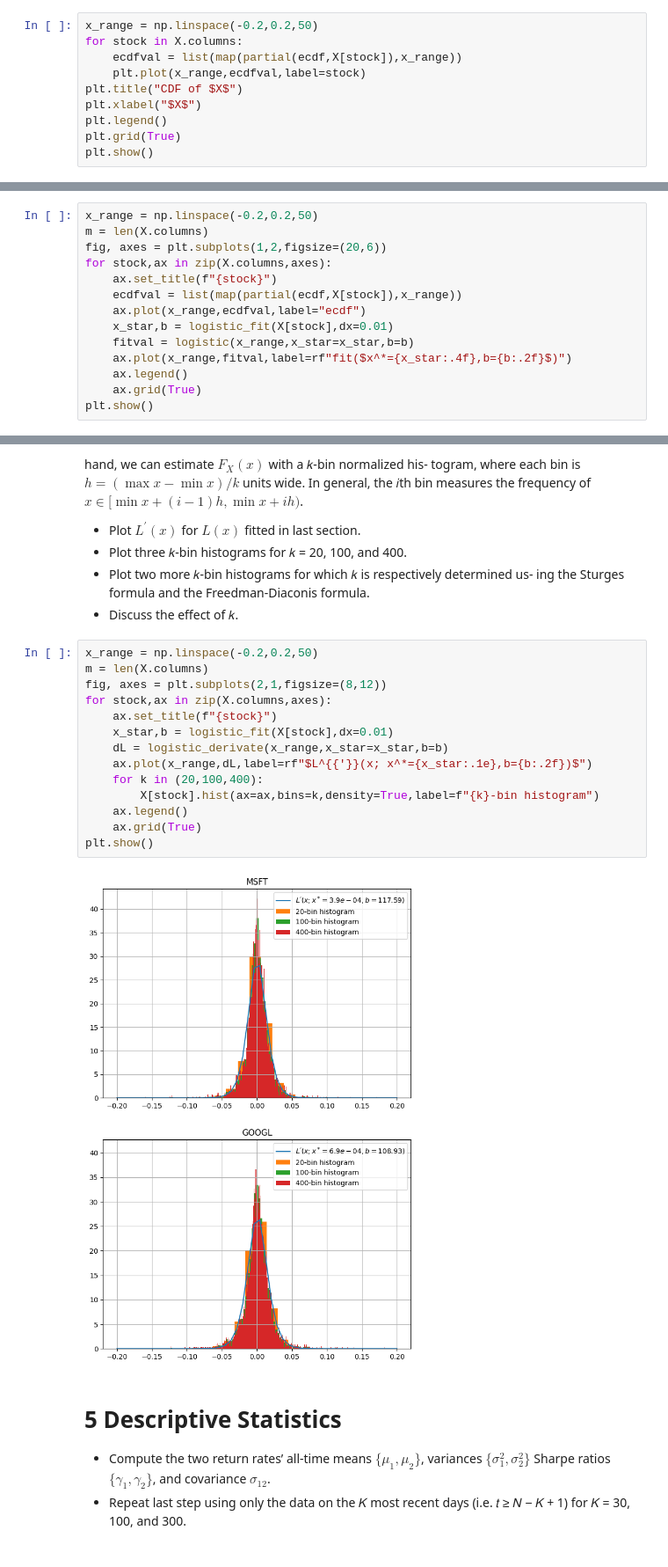
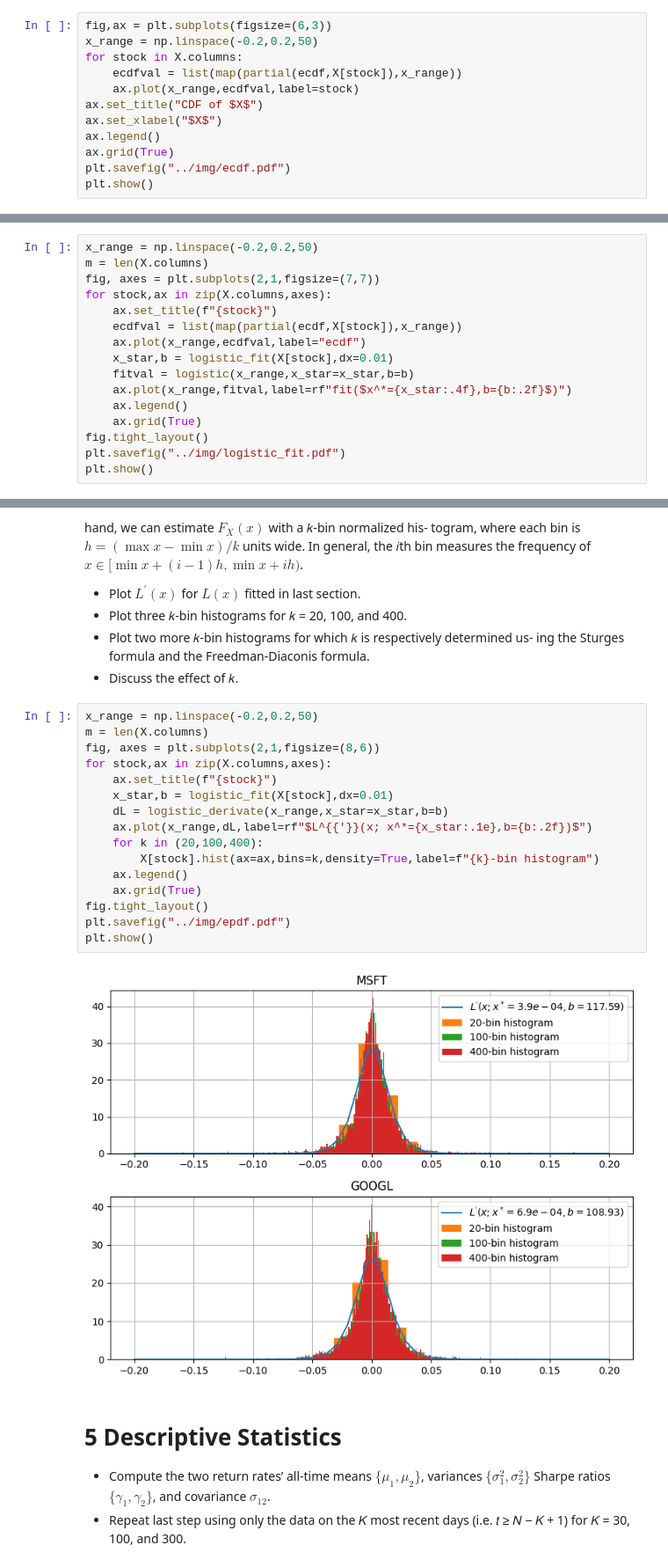
Before and after one commit to Algebra-FUN/MSDM5058, a Jupyter notebook: projects/I/code/main.ipynb, the cells around one changed output, grey strips where cells are left out. Shown at 88% size. Cells and saved outputs as stored; diff of their text form.

```diff
--- a/projects/I/code/main.ipynb
+++ b/projects/I/code/main.ipynb
@@ -125,13 +134,15 @@ Plot its CDF $F_X (x)$.
 def ecdf(Xs:pd.Series,x):
     return (Xs <= x).mean()
 # %%
+fig,ax = plt.subplots(figsize=(6,3))
 x_range = np.linspace(-0.2,0.2,50)
 for stock in X.columns:
     ecdfval = list(map(partial(ecdf,X[stock]),x_range))
-    plt.plot(x_range,ecdfval,label=stock)
-plt.title("CDF of $X$")
-plt.xlabel("$X$")
-plt.legend()
-plt.grid(True)
+    ax.plot(x_range,ecdfval,label=stock)
+ax.set_title("CDF of $X$")
+ax.set_xlabel("$X$")
+ax.legend()
+ax.grid(True)
+plt.savefig("../img/ecdf.pdf")
 plt.show()
 # %% [output]
@@ -177,7 +188,7 @@ def logistic_fit(Xs:pd.Series,dx=0.01):
 # %%
 x_range = np.linspace(-0.2,0.2,50)
 m = len(X.columns)
-fig, axes = plt.subplots(1,2,figsize=(20,6))
+fig, axes = plt.subplots(2,1,figsize=(7,7))
 for stock,ax in zip(X.columns,axes):
     ax.set_title(f"{stock}")
     ecdfval = list(map(partial(ecdf,X[stock]),x_range))
@@ -187,5 +198,7 @@ for stock,ax in zip(X.columns,axes):
     ax.plot(x_range,fitval,label=rf"fit($x^*={x_star:.4f},b={b:.2f}$)")
     ax.legend()
     ax.grid(True)
+fig.tight_layout()
+plt.savefig("../img/logistic_fit.pdf")
 plt.show()
 # %% [output]
@@ -237,19 +250,21 @@ ing the Sturges formula and the Freedman-Diaconis formula.
 # %%
 x_range = np.linspace(-0.2,0.2,50)
 m = len(X.columns)
-fig, axes = plt.subplots(2,1,figsize=(8,12))
+fig, axes = plt.subplots(2,1,figsize=(8,6))
 for stock,ax in zip(X.columns,axes):
     ax.set_title(f"{stock}")
     x_star,b = logistic_fit(X[stock],dx=0.01)
     dL = logistic_derivate(x_range,x_star=x_star,b=b)
     ax.plot(x_range,dL,label=rf"$L^{{'}}(x; x^*={x_star:.1e},b={b:.2f})$")
     for k in (20,100,400):
         X[stock].hist(ax=ax,bins=k,density=True,label=f"{k}-bin histogram")
     ax.legend()
     ax.grid(True)
+fig.tight_layout()
+plt.savefig("../img/epdf.pdf")
 plt.show()
 # %% [output]
-[figure, old version]
+[figure, new version]
 # %% [markdown]
 # 5 Descriptive Statistics
 - Compute the two return rates’ all-time means $\{\mu_1, \mu_2\}$, variances $\{\sigma_1^2, \sigma_2^2\}$
```
Also changed, not shown: parts of 19 cells of this notebook, 2 other files.
